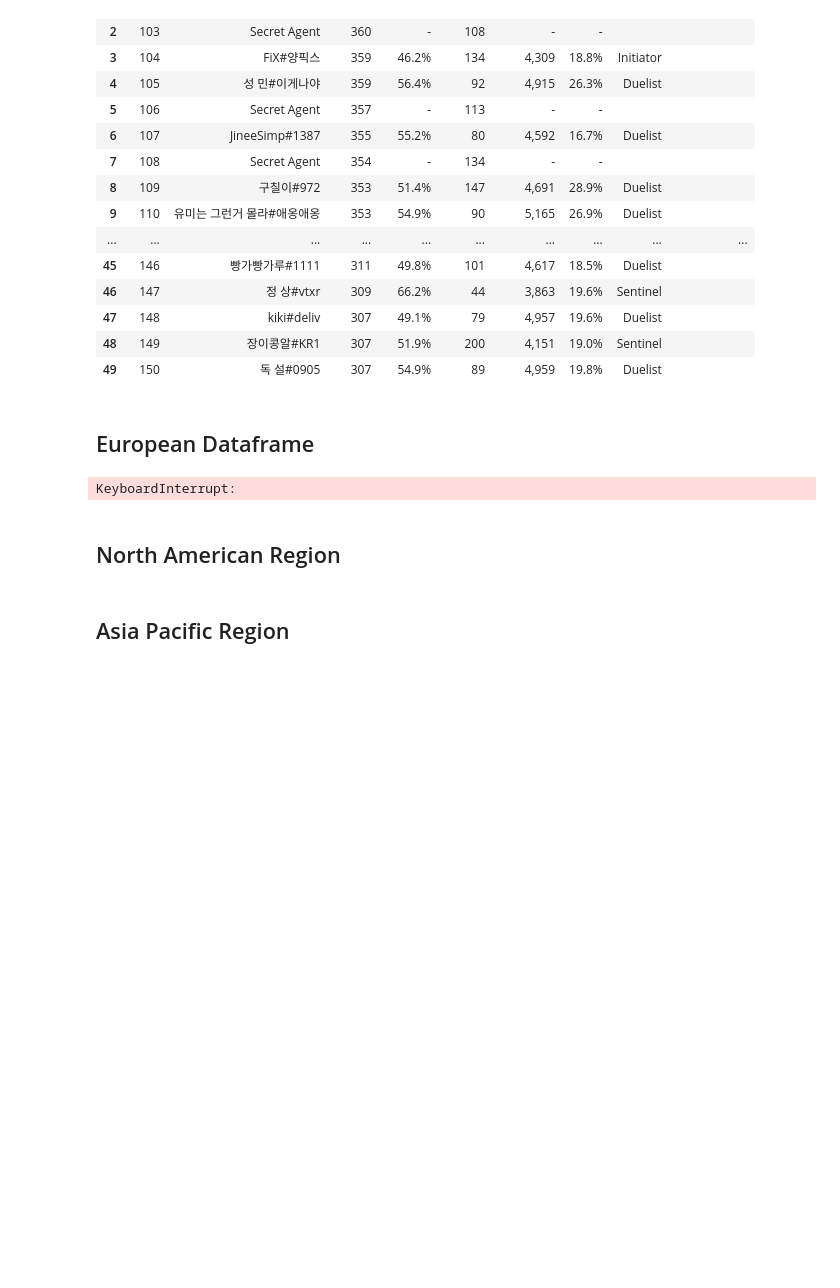
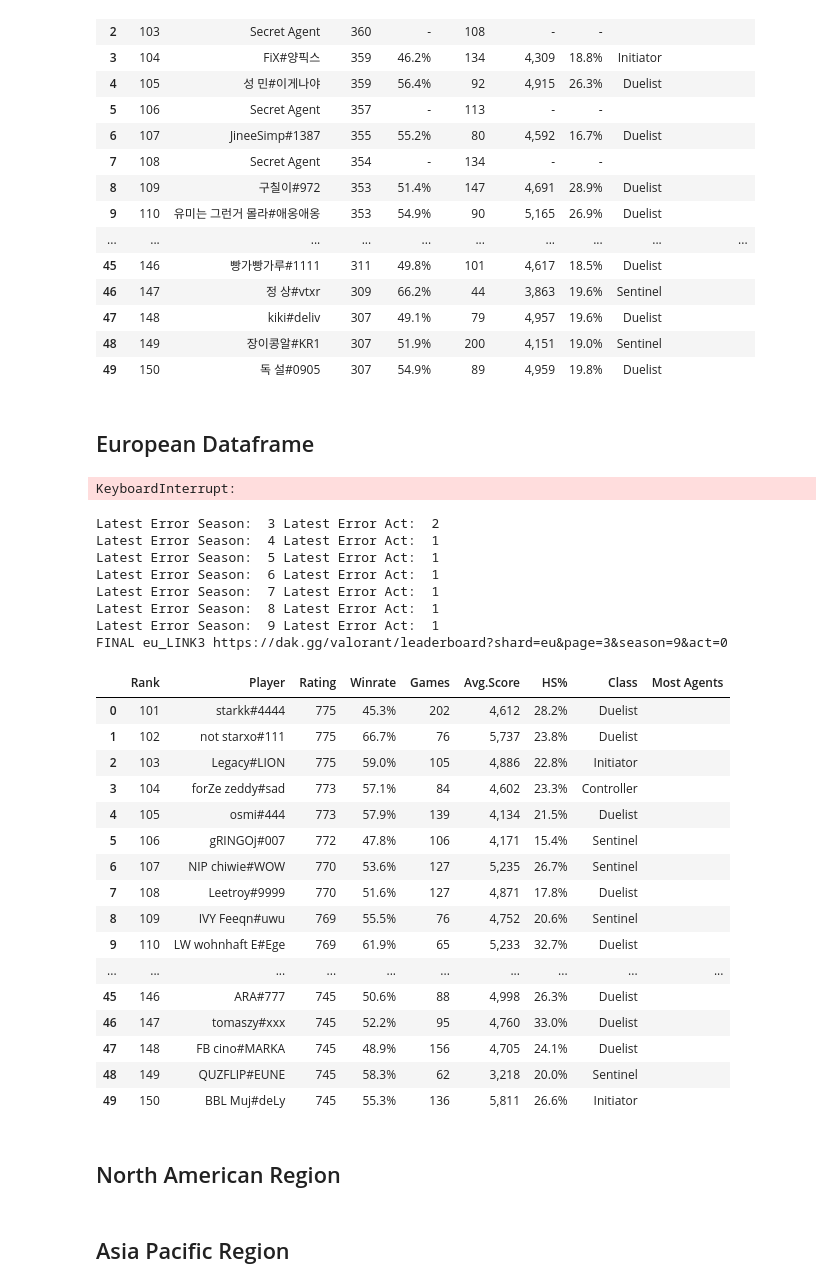
Before and after one commit to ericyeonpark/valorant-top500-analysis, a Jupyter notebook: notebooks/Valorant_WebScraping.ipynb, the cells around one changed output. Drawn from its saved outputs; the diff is of its cells as text; code cells hidden in the pictures; blank space fills up the shorter version.

Commit message:
created create_link_eu function

```diff
--- a/notebooks/Valorant_WebScraping.ipynb
+++ b/notebooks/Valorant_WebScraping.ipynb
@@ -202,3 +242,37 @@ df_EU.drop(columns= 'Most Agents', inplace=True)
+# %%
+# test create_link_eu
+
+eu_link1, eu_link2, eu_link3, eu_link4, eu_link5, \
+        eu_link6, eu_link7, eu_link8, eu_link9, eu_link10 = create_link_eu()
+
+print('FINAL eu_LINK3', eu_link3)
+scrape(eu_link3)
+# %% [output]
+Latest Error Season:  3 Latest Error Act:  2
+Latest Error Season:  4 Latest Error Act:  1
+Latest Error Season:  5 Latest Error Act:  1
+Latest Error Season:  6 Latest Error Act:  1
+Latest Error Season:  7 Latest Error Act:  1
+Latest Error Season:  8 Latest Error Act:  1
+Latest Error Season:  9 Latest Error Act:  1
+FINAL eu_LINK3 https://dak.gg/valorant/leaderboard?shard=eu&page=3&season=9&act=0
+|  | Rank | Player | Rating | Winrate | Games | Avg.Score | HS% | Class | Most Agents |
+| 0 | 101 | starkk#4444 | 775 | 45.3% | 202 | 4,612 | 28.2% | Duelist |  |
+| 1 | 102 | not starxo#111 | 775 | 66.7% | 76 | 5,737 | 23.8% | Duelist |  |
+| 2 | 103 | Legacy#LION | 775 | 59.0% | 105 | 4,886 | 22.8% | Initiator |  |
+| 3 | 104 | forZe zeddy#sad | 773 | 57.1% | 84 | 4,602 | 23.3% | Controller |  |
+| 4 | 105 | osmi#444 | 773 | 57.9% | 139 | 4,134 | 21.5% | Duelist |  |
+| 5 | 106 | gRINGOj#007 | 772 | 47.8% | 106 | 4,171 | 15.4% | Sentinel |  |
+| 6 | 107 | NIP chiwie#WOW | 770 | 53.6% | 127 | 5,235 | 26.7% | Sentinel |  |
+| 7 | 108 | Leetroy#9999 | 770 | 51.6% | 127 | 4,871 | 17.8% | Duelist |  |
+| 8 | 109 | IVY Feeqn#uwu | 769 | 55.5% | 76 | 4,752 | 20.6% | Sentinel |  |
+| 9 | 110 | LW wohnhaft E#Ege | 769 | 61.9% | 65 | 5,233 | 32.7% | Duelist |  |
+| ... | ... | ... | ... | ... | ... | ... | ... | ... | ... |
+| 45 | 146 | ARA#777 | 745 | 50.6% | 88 | 4,998 | 26.3% | Duelist |  |
+| 46 | 147 | tomaszy#xxx | 745 | 52.2% | 95 | 4,760 | 33.0% | Duelist |  |
+| 47 | 148 | FB cino#MARKA | 745 | 48.9% | 156 | 4,705 | 24.1% | Duelist |  |
+| 48 | 149 | QUZFLIP#EUNE | 745 | 58.3% | 62 | 3,218 | 20.0% | Sentinel |  |
+| 49 | 150 | BBL Muj#deLy | 745 | 55.3% | 136 | 5,811 | 26.6% | Initiator |  |
 # %% [markdown]
 ## North American Region
 # %%
```
Also changed, not shown: parts of 1 cell of this notebook.
